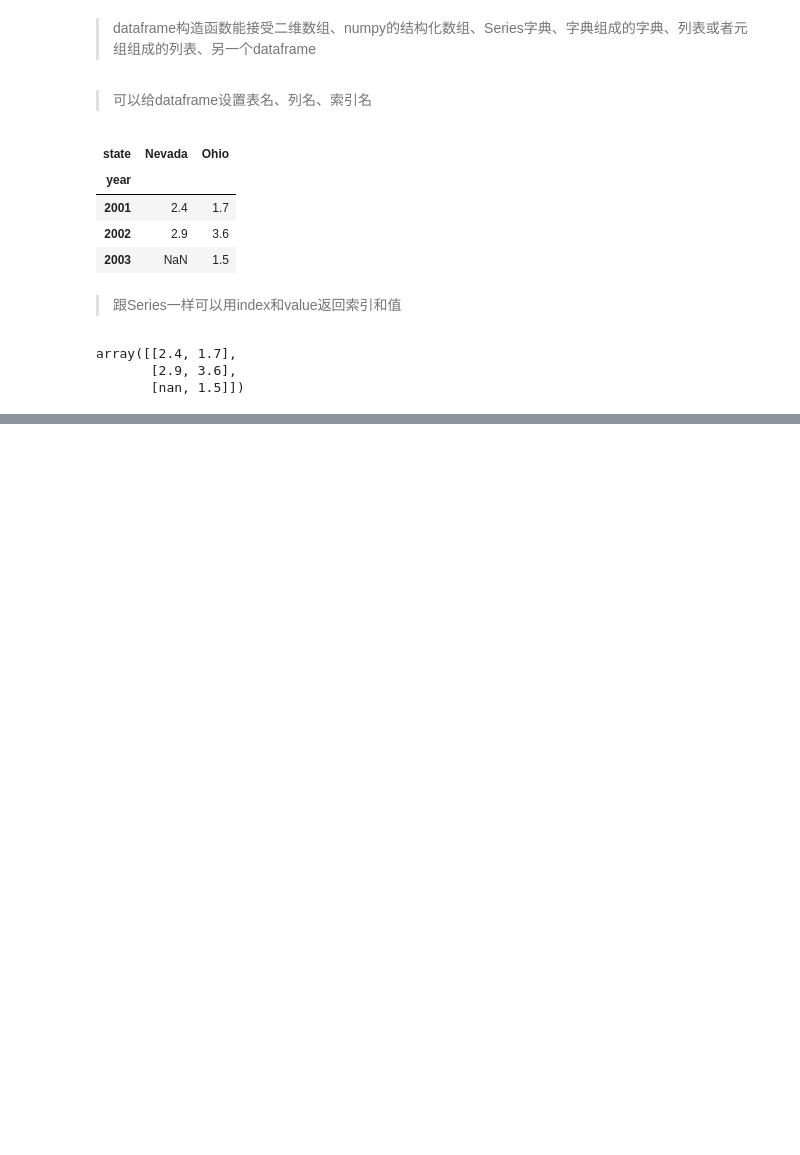
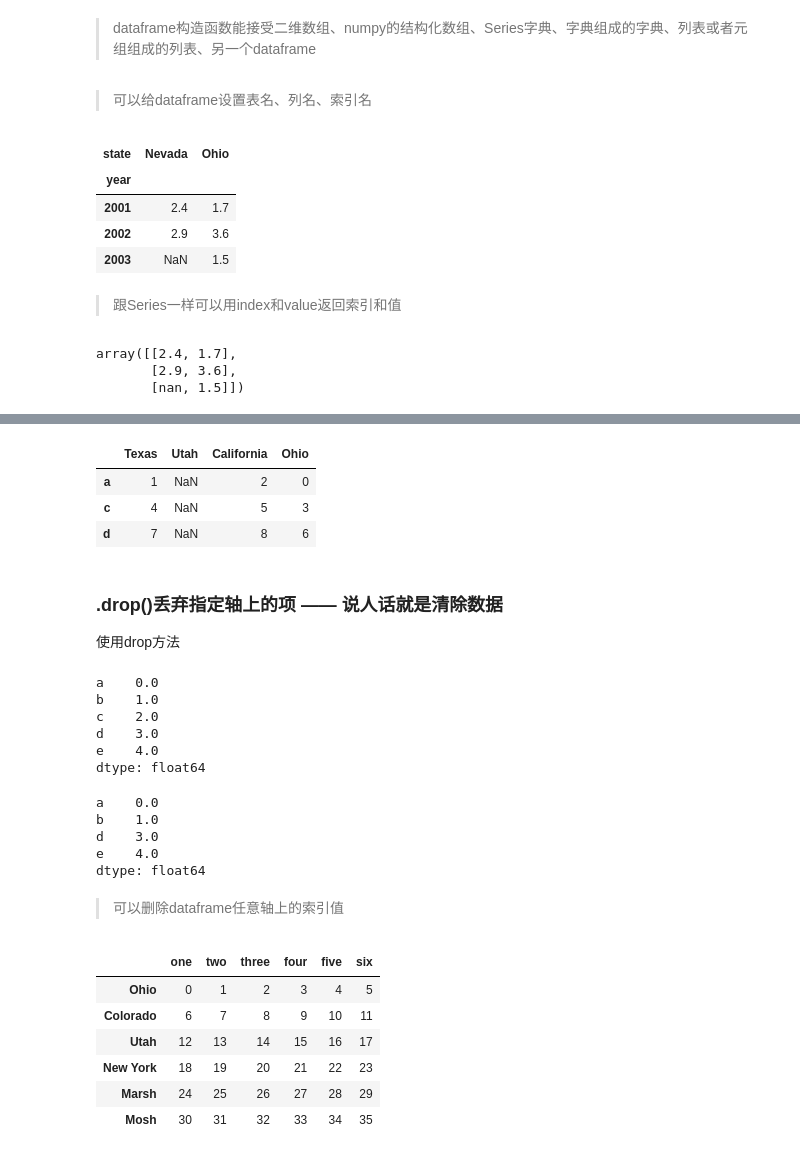
Before and after one commit to jaling9/PythonDataAnalysis, a Jupyter notebook: 05 Pandas_Notes.ipynb, the cells around one changed output, grey strips where cells are left out. Saved outputs shown, nothing was run; the diff lists cells and outputs as text; code cells hidden in the pictures; blank space fills up the shorter version.

```diff
--- a/05 Pandas_Notes.ipynb
+++ b/05 Pandas_Notes.ipynb
@@ -260,0 +387,46 @@ array([[2.4, 1.7],
+# %%
+states = ['Texas', 'Utah', 'California','Ohio']
+frame.reindex(columns=states)
+# %% [output]
+|  | Texas | Utah | California | Ohio |
+| a | 1 | NaN | 2 | 0 |
+| c | 4 | NaN | 5 | 3 |
+| d | 7 | NaN | 8 | 6 |
+# %% [markdown]
+### .drop()丢弃指定轴上的项 —— 说人话就是清除数据
+使用drop方法
+# %%
+import pandas as pd
+import numpy as np
+obj = pd.Series(np.arange(5.), index=['a', 'b', 'c', 'd', 'e'])
+obj
+# %% [output]
+a    0.0
+b    1.0
+c    2.0
+d    3.0
+e    4.0
+dtype: float64
+# %%
+obj.drop('c')
+# %% [output]
+a    0.0
+b    1.0
+d    3.0
+e    4.0
+dtype: float64
+# %% [markdown]
+> 可以删除dataframe任意轴上的索引值
+# %%
+data = pd.DataFrame(np.arange(36).reshape((6, 6)),
+                    index=['Ohio', 'Colorado', 'Utah', 'New York','Marsh','Mosh'],
+                    columns=['one', 'two', 'three', 'four','five','six'])
+data
+# %% [output]
+|  | one | two | three | four | five | six |
+| Ohio | 0 | 1 | 2 | 3 | 4 | 5 |
+| Colorado | 6 | 7 | 8 | 9 | 10 | 11 |
+| Utah | 12 | 13 | 14 | 15 | 16 | 17 |
+| New York | 18 | 19 | 20 | 21 | 22 | 23 |
+| Marsh | 24 | 25 | 26 | 27 | 28 | 29 |
+| Mosh | 30 | 31 | 32 | 33 | 34 | 35 |
```
Also changed, not shown: parts of 84 cells of this notebook, 1 other file.
